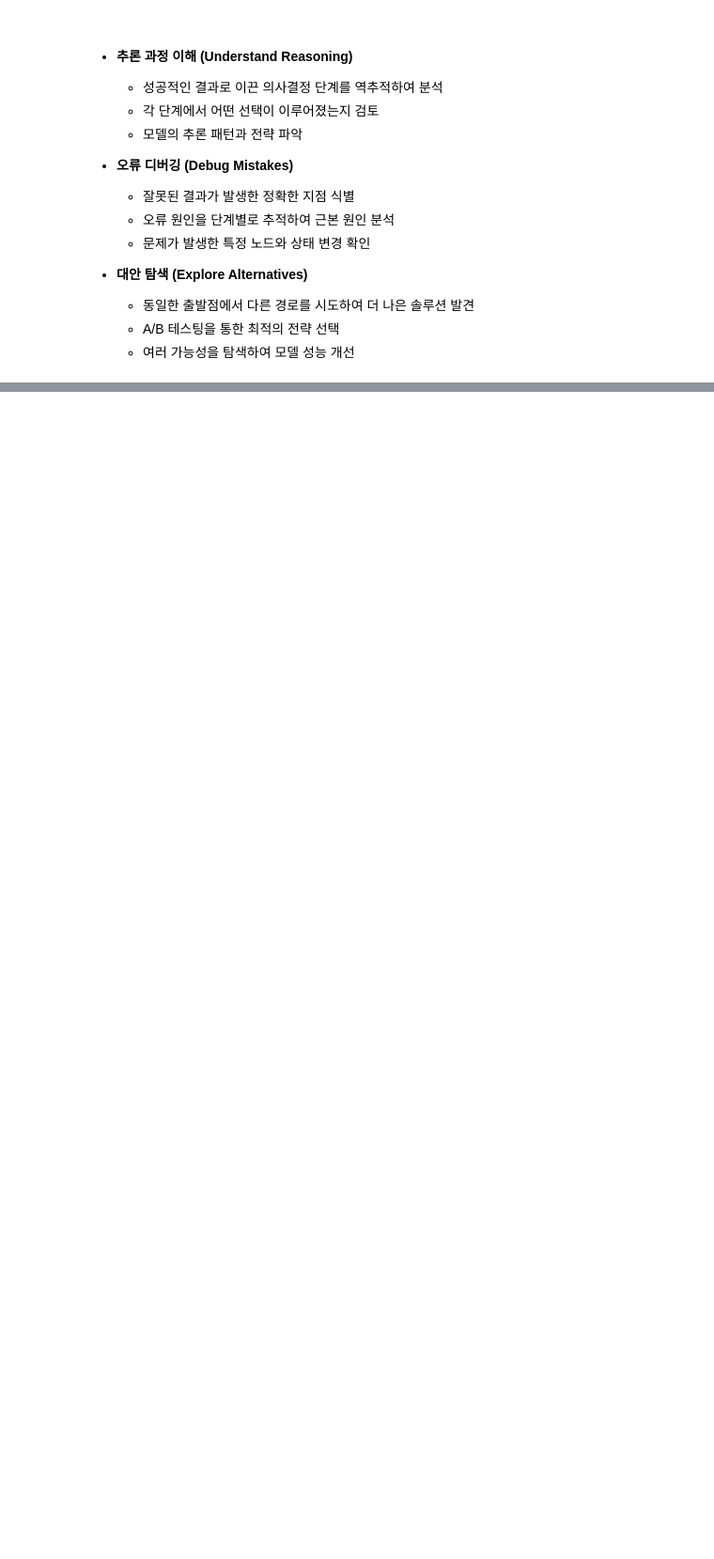
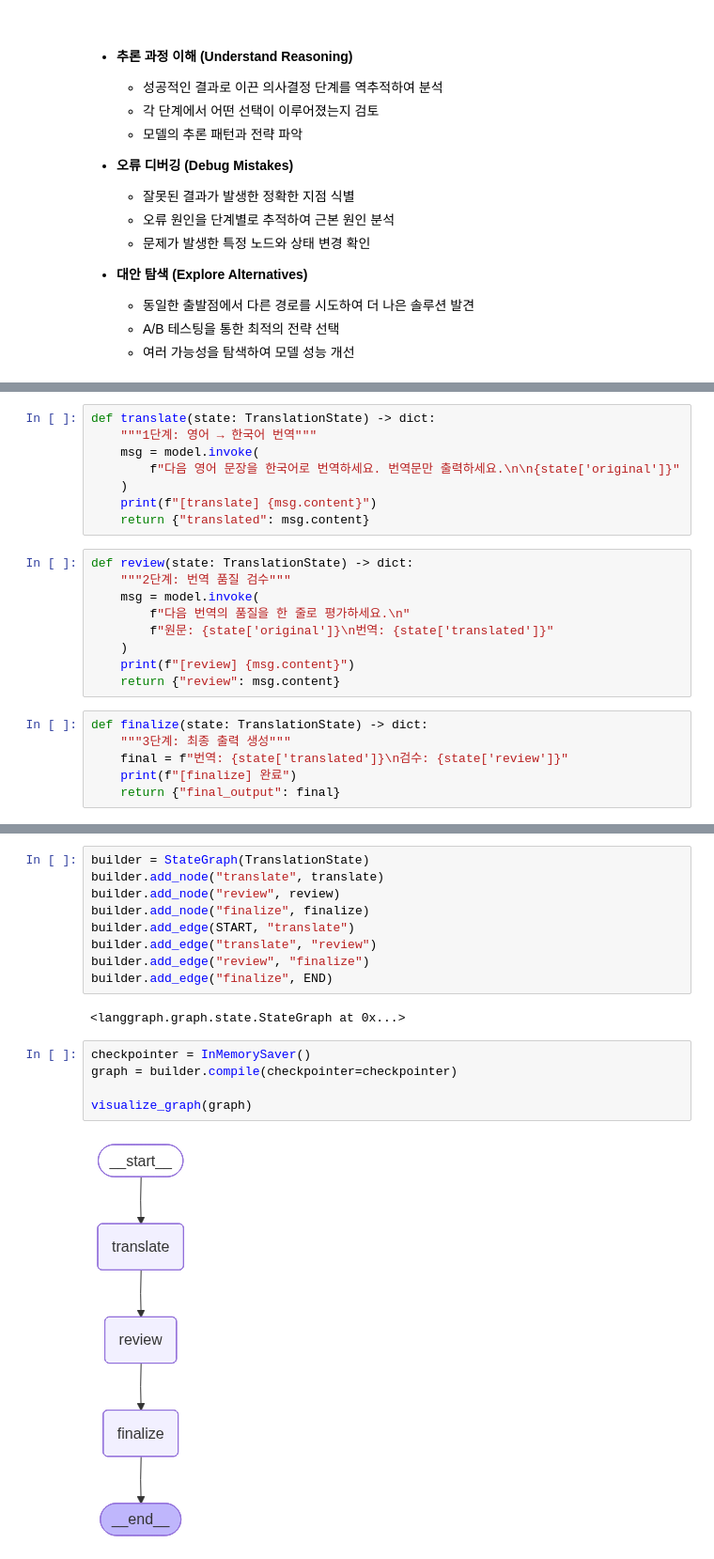
Before and after one commit to ChSSolee/LangGraph-with-Python, a Jupyter notebook: 01-10. Memory (SqliteSaver, Time Travel, Durable Execution).ipynb, the cells around one changed output, grey strips where cells are left out. Shown at 94% size. Cells and saved outputs as stored; diff of their text form; blank space fills up the shorter version.

```diff
--- a/01-10. Memory (SqliteSaver, Time Travel, Durable Execution).ipynb
+++ b/01-10. Memory (SqliteSaver, Time Travel, Durable Execution).ipynb
@@ -434,0 +534,23 @@ await main()
+# %%
+def translate(state: TranslationState) -> dict:
+    """1단계: 영어 → 한국어 번역"""
+    msg = model.invoke(
+        f"다음 영어 문장을 한국어로 번역하세요. 번역문만 출력하세요.\n\n{state['original']}"
+    )
+    print(f"[translate] {msg.content}")
+    return {"translated": msg.content}
+# %%
+def review(state: TranslationState) -> dict:
+    """2단계: 번역 품질 검수"""
+    msg = model.invoke(
+        f"다음 번역의 품질을 한 줄로 평가하세요.\n"
+        f"원문: {state['original']}\n번역: {state['translated']}"
+    )
+    print(f"[review] {msg.content}")
+    return {"review": msg.content}
+# %%
+def finalize(state: TranslationState) -> dict:
+    """3단계: 최종 출력 생성"""
+    final = f"번역: {state['translated']}\n검수: {state['review']}"
+    print(f"[finalize] 완료")
+    return {"final_output": final}
@@ -434,0 +559,18 @@ await main()
+# %%
+builder = StateGraph(TranslationState)
+builder.add_node("translate", translate)
+builder.add_node("review", review)
+builder.add_node("finalize", finalize)
+builder.add_edge(START, "translate")
+builder.add_edge("translate", "review")
+builder.add_edge("review", "finalize")
+builder.add_edge("finalize", END)
+# %% [output]
+<langgraph.graph.state.StateGraph at 0x...>
+# %%
+checkpointer = InMemorySaver()
+graph = builder.compile(checkpointer=checkpointer)
+
+visualize_graph(graph)
+# %% [output]
+[figure, added]
```
Also changed, not shown: parts of 34 cells of this notebook, 4 other files.
